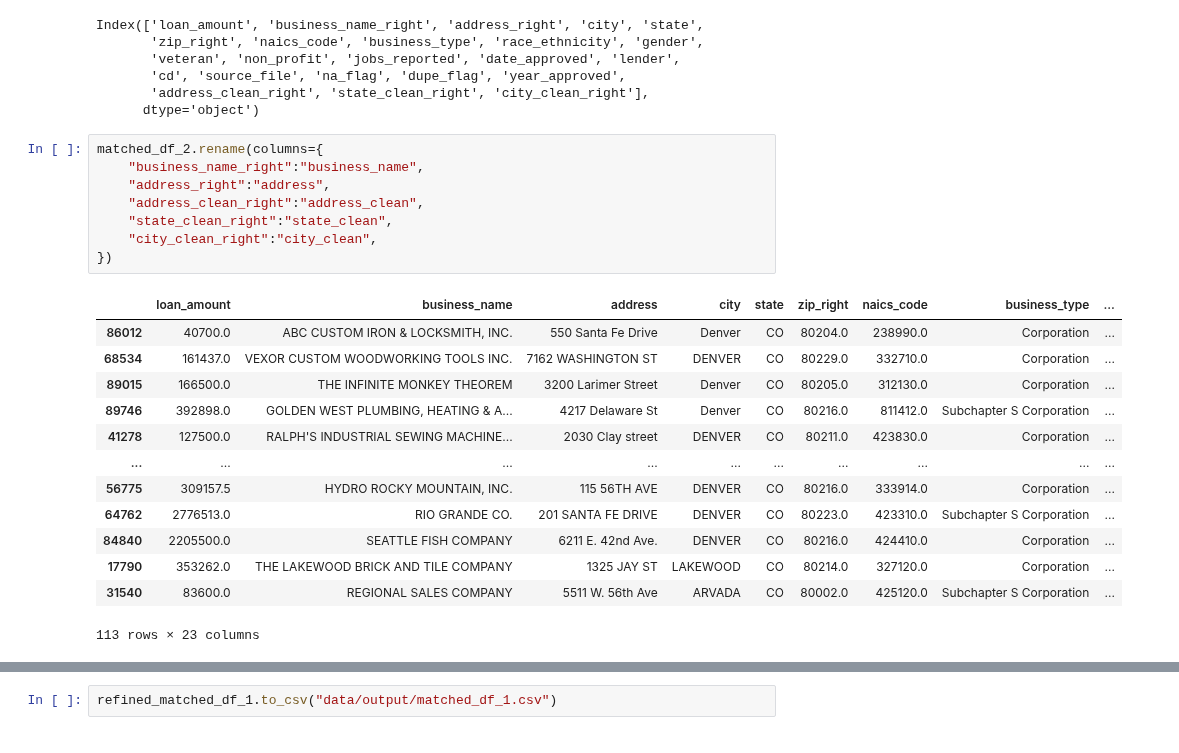
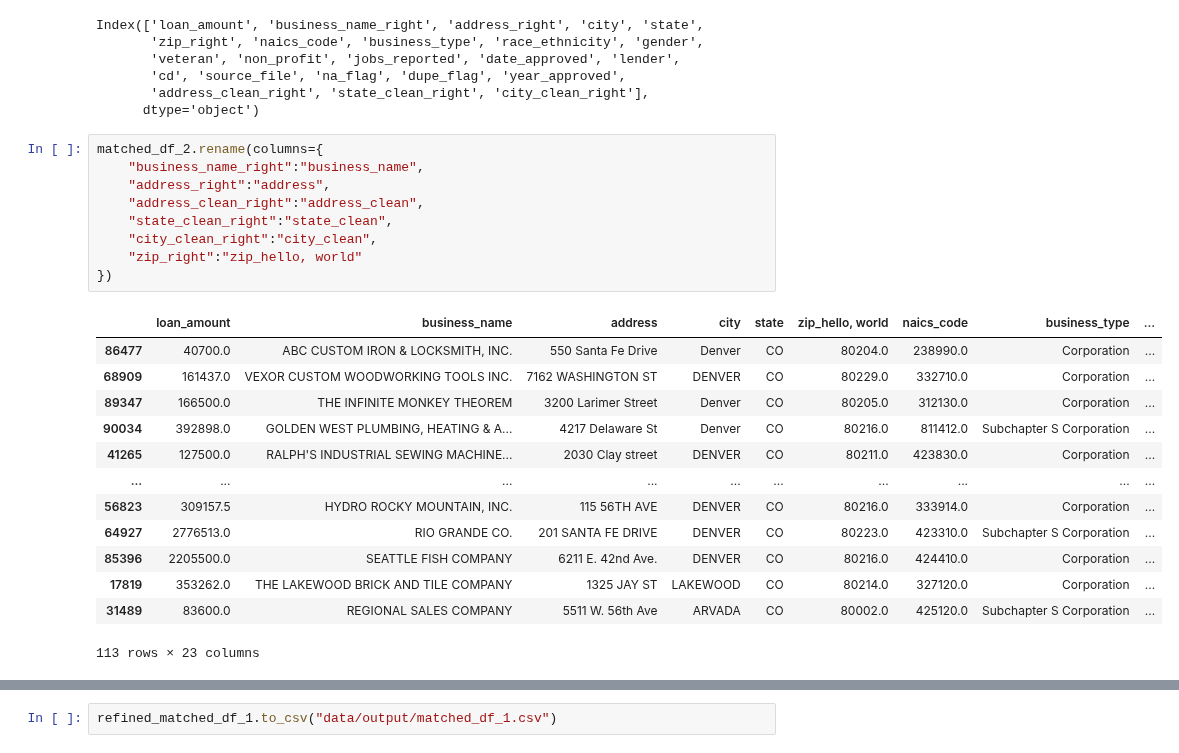
Before and after one commit to kaagaj-bottle/data_link, a Jupyter notebook: main.ipynb, the cells around one changed output, grey strips where cells are left out. Cells and saved outputs as stored; diff of their text form.

```diff
--- a/main.ipynb
+++ b/main.ipynb
@@ -166,23 +189,24 @@ Index(['loan_amount', 'business_name_right', 'address_right', 'city', 'state',
 # %%
 matched_df_2.rename(columns={
     "business_name_right":"business_name",
     "address_right":"address",
     "address_clean_right":"address_clean",
     "state_clean_right":"state_clean",
     "city_clean_right":"city_clean",
+    "zip_right":"zip_hello, world"
 })
 # %% [output]
-|  | loan_amount | business_name | address | city | state | zip_right | naics_code | business_type | ... |
-| 86012 | 40700.0 | ABC CUSTOM IRON & LOCKSMITH, INC. | 550 Santa Fe Drive | Denver | CO | 80204.0 | 238990.0 | Corporation | ... |
-| 68534 | 161437.0 | VEXOR CUSTOM WOODWORKING TOOLS INC. | 7162 WASHINGTON ST | DENVER | CO | 80229.0 | 332710.0 | Corporation | ... |
-| 89015 | 166500.0 | THE INFINITE MONKEY THEOREM | 3200 Larimer Street | Denver | CO | 80205.0 | 312130.0 | Corporation | ... |
-| 89746 | 392898.0 | GOLDEN WEST PLUMBING, HEATING & A... | 4217 Delaware St | Denver | CO | 80216.0 | 811412.0 | Subchapter S Corporation | ... |
-| 41278 | 127500.0 | RALPH'S INDUSTRIAL SEWING MACHINE... | 2030 Clay street | DENVER | CO | 80211.0 | 423830.0 | Corporation | ... |
+|  | loan_amount | business_name | address | city | state | zip_hello, world | naics_code | business_type | ... |
+| 86477 | 40700.0 | ABC CUSTOM IRON & LOCKSMITH, INC. | 550 Santa Fe Drive | Denver | CO | 80204.0 | 238990.0 | Corporation | ... |
+| 68909 | 161437.0 | VEXOR CUSTOM WOODWORKING TOOLS INC. | 7162 WASHINGTON ST | DENVER | CO | 80229.0 | 332710.0 | Corporation | ... |
+| 89347 | 166500.0 | THE INFINITE MONKEY THEOREM | 3200 Larimer Street | Denver | CO | 80205.0 | 312130.0 | Corporation | ... |
+| 90034 | 392898.0 | GOLDEN WEST PLUMBING, HEATING & A... | 4217 Delaware St | Denver | CO | 80216.0 | 811412.0 | Subchapter S Corporation | ... |
+| 41265 | 127500.0 | RALPH'S INDUSTRIAL SEWING MACHINE... | 2030 Clay street | DENVER | CO | 80211.0 | 423830.0 | Corporation | ... |
 | ... | ... | ... | ... | ... | ... | ... | ... | ... | ... |
-| 56775 | 309157.5 | HYDRO ROCKY MOUNTAIN, INC. | 115 56TH AVE | DENVER | CO | 80216.0 | 333914.0 | Corporation | ... |
-| 64762 | 2776513.0 | RIO GRANDE CO. | 201 SANTA FE DRIVE | DENVER | CO | 80223.0 | 423310.0 | Subchapter S Corporation | ... |
-| 84840 | 2205500.0 | SEATTLE FISH COMPANY | 6211 E. 42nd Ave. | DENVER | CO | 80216.0 | 424410.0 | Corporation | ... |
-| 17790 | 353262.0 | THE LAKEWOOD BRICK AND TILE COMPANY | 1325 JAY ST | LAKEWOOD | CO | 80214.0 | 327120.0 | Corporation | ... |
-| 31540 | 83600.0 | REGIONAL SALES COMPANY | 5511 W. 56th Ave | ARVADA | CO | 80002.0 | 425120.0 | Subchapter S Corporation | ... |
+| 56823 | 309157.5 | HYDRO ROCKY MOUNTAIN, INC. | 115 56TH AVE | DENVER | CO | 80216.0 | 333914.0 | Corporation | ... |
+| 64927 | 2776513.0 | RIO GRANDE CO. | 201 SANTA FE DRIVE | DENVER | CO | 80223.0 | 423310.0 | Subchapter S Corporation | ... |
+| 85396 | 2205500.0 | SEATTLE FISH COMPANY | 6211 E. 42nd Ave. | DENVER | CO | 80216.0 | 424410.0 | Corporation | ... |
+| 17819 | 353262.0 | THE LAKEWOOD BRICK AND TILE COMPANY | 1325 JAY ST | LAKEWOOD | CO | 80214.0 | 327120.0 | Corporation | ... |
+| 31489 | 83600.0 | REGIONAL SALES COMPANY | 5511 W. 56th Ave | ARVADA | CO | 80002.0 | 425120.0 | Subchapter S Corporation | ... |
 113 rows × 23 columns
 # %%
```
Also changed, not shown: parts of 5 cells of this notebook, 11 other files.
